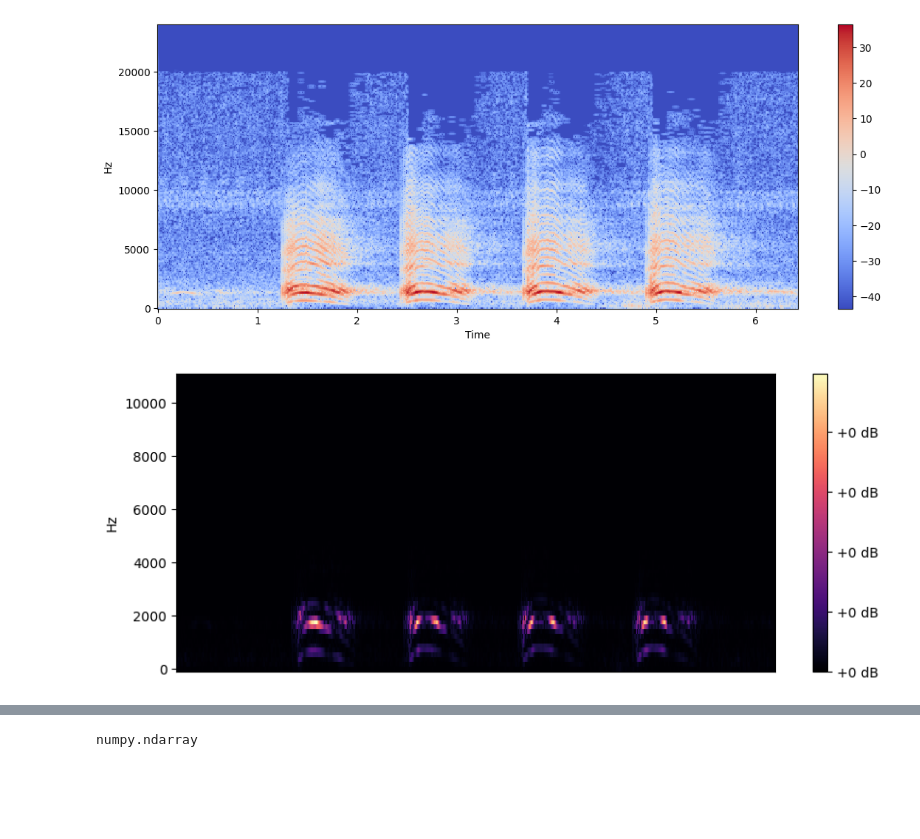
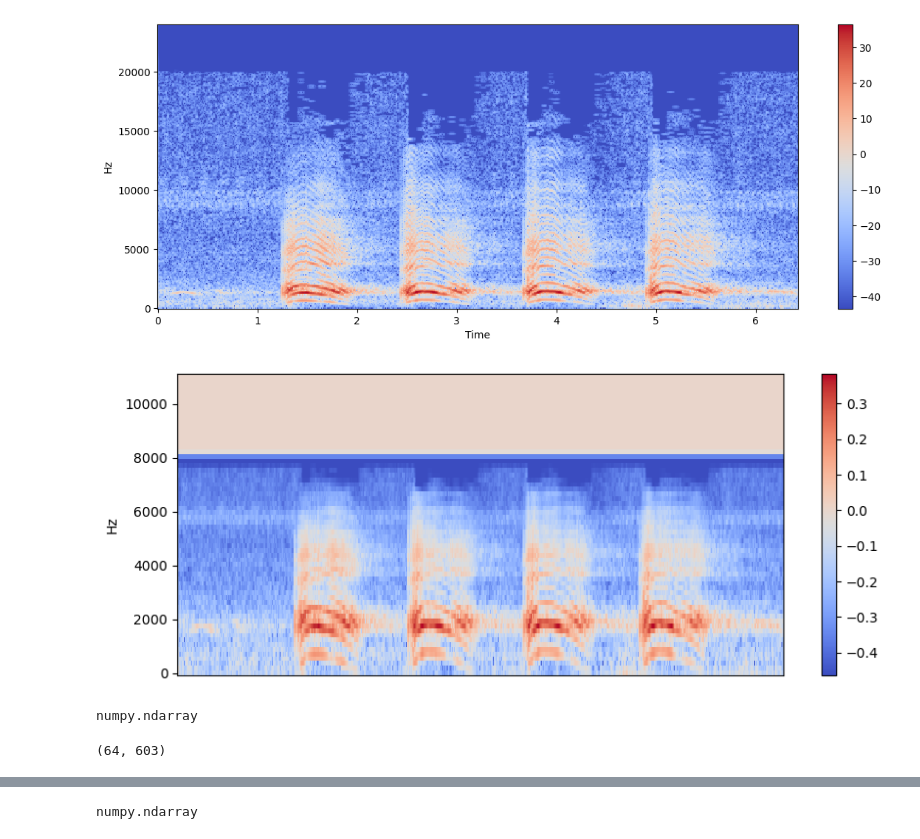
Before and after one commit to PiaffNet/birdsong_classifier, a Jupyter notebook: notebooks/raman_notebooks.ipynb, the cells around one changed output, grey strips where cells are left out. Drawn from its saved outputs; the diff is of its cells as text; code cells hidden in the pictures; blank space fills up the shorter version.

```diff
--- a/notebooks/raman_notebooks.ipynb
+++ b/notebooks/raman_notebooks.ipynb
@@ -52,26 +72,20 @@ Warning: Xing stream size off by more than 1%, fuzzy seeking may be even more fu
 [figure]
 # %%
 # Plot mel-spectrogram
-HOP_SIZE = 20000
-N_MELS = 64
-WINDOW_TYPE = 'hann'
-FEATURE = 'mel'
-F_MIN = 250
-F_MAX = 83000
 
-S = librosa.feature.melspectrogram(S=signal_stft,
-                                   power=1,
-                                   sr=SAMPLING_RATE,
-                                   n_fft=STFT_NUMBER_SAMPLES,
-                                   n_mels=N_MELS,
-                                   htk=True,
-                                   window = WINDOW_TYPE,
-                                   fmin=F_MIN,
-                                   fmax=F_MAX)
+S = signal_transform_to_mel(signal_db)
 
 plt.figure(figsize=(10, 4))
-librosa.display.specshow(S, fmin=F_MIN,y_axis='linear')
-plt.colorbar(format='%+2.0f dB')
+librosa.display.specshow(S, fmin=config.F_MIN,
+                            fmax=config.F_MAX,
+                            y_axis='linear')
+plt.colorbar()
 plt.show()
 # %% [output]
-[figure, old version]
+[figure, new version]
+# %%
+display(type(S))
+display(S.shape)
+# %% [output]
+numpy.ndarray
+(64, 603)
```
Also changed, not shown: parts of 21 cells of this notebook, 4 other files.
